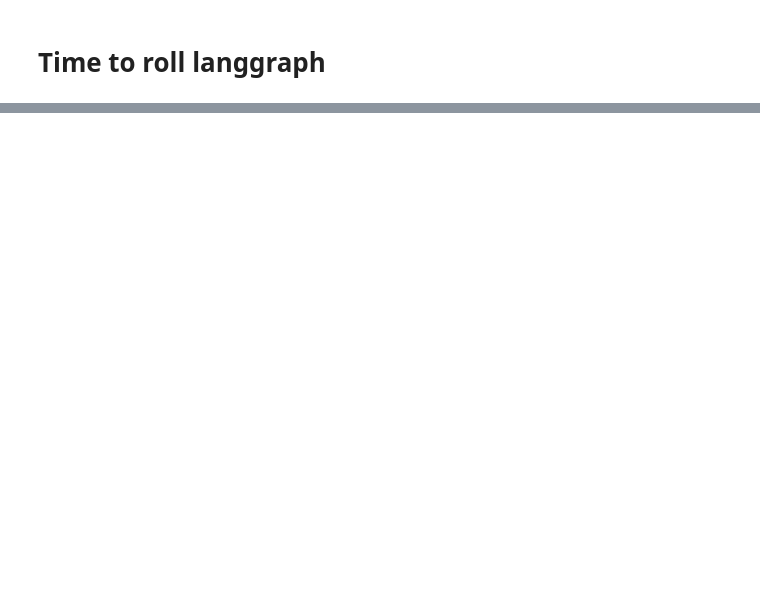
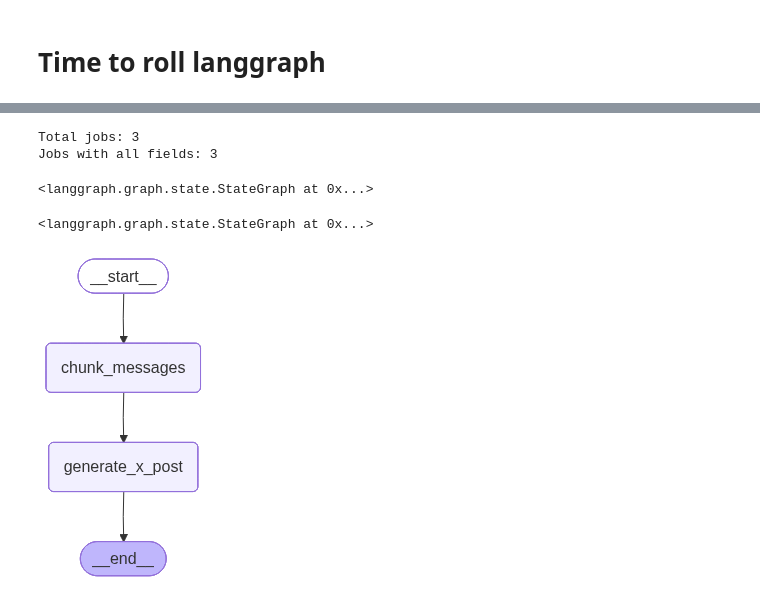
Before and after one commit to c0dysharma/influencer-aunty, a Jupyter notebook: main.ipynb, the cells around one changed output, grey strips where cells are left out. Cells and saved outputs as stored; diff of their text form; code cells hidden in the pictures; blank space fills up the shorter version.

```diff
--- a/main.ipynb
+++ b/main.ipynb
@@ -492,0 +735,23 @@ Overall, the post successfully meets LinkedIn-specific requirements, incorporati
+# %%
+graph = StateGraph(State)
+# %% [output]
+Total jobs: 3
+Jobs with all fields: 3
+# %%
+graph.add_node("chunk_messages", chunk_messages)
+graph.add_node("generate_x_post", generate_x_post)
+# %% [output]
+<langgraph.graph.state.StateGraph at 0x...>
+# %%
+graph.add_edge(START, "chunk_messages")
+graph.add_edge("chunk_messages", "generate_x_post")
+graph.add_edge("generate_x_post", END)
+# %% [output]
+<langgraph.graph.state.StateGraph at 0x...>
+# %%
+workflow = graph.compile()
+# %%
+from IPython.display import Image, display
+display(Image(workflow.get_graph().draw_mermaid_png()))
+# %% [output]
+[figure, added]
```
Also changed, not shown: parts of 19 cells of this notebook.
